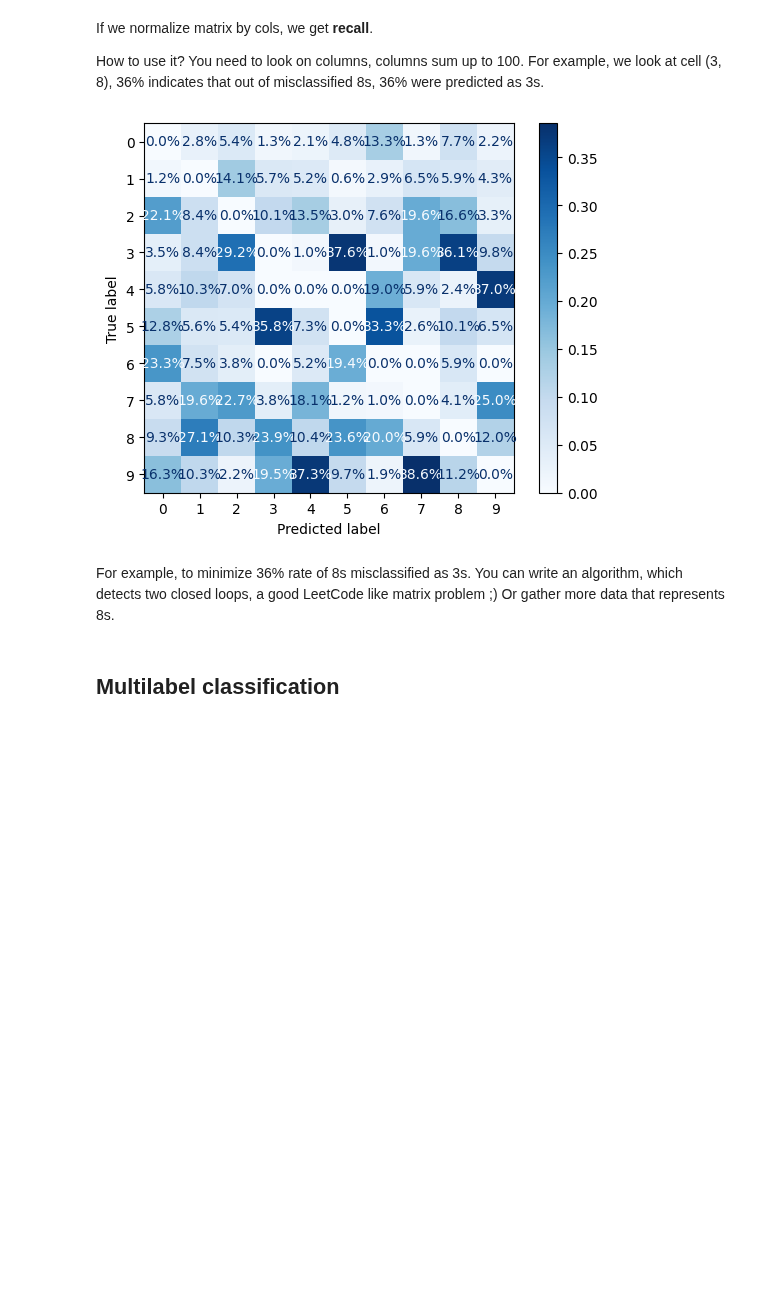
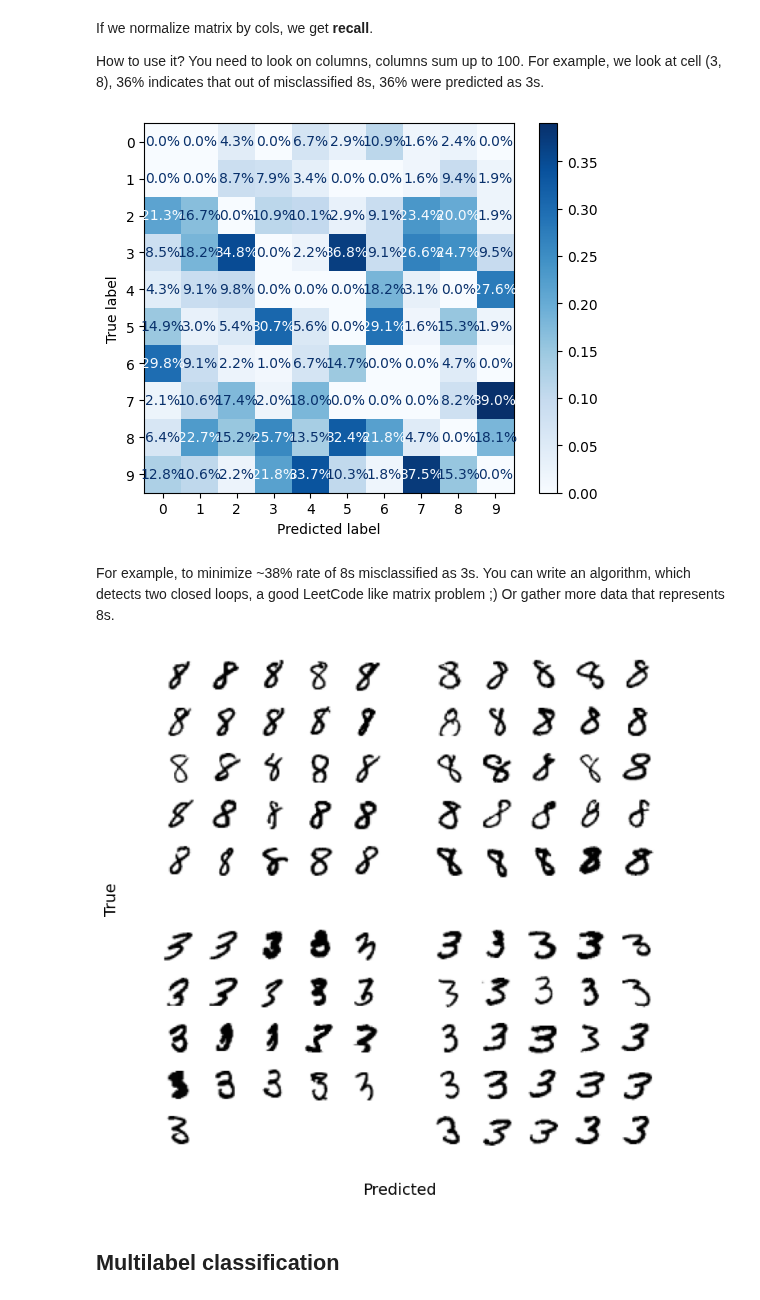
Before and after one commit to yeghor/Learning-Machine-Learning, a Jupyter notebook: jupyter_notes/Classification-2.ipynb, the cells around one changed output. Cells and saved outputs as stored; diff of their text form; code cells hidden in the pictures; blank space fills up the shorter version.

```diff
--- a/jupyter_notes/Classification-2.ipynb
+++ b/jupyter_notes/Classification-2.ipynb
@@ -524,12 +521,51 @@ If we normalize matrix by cols, we get **recall**.
 
 How to use it? You need to look on columns, columns sum up to 100. For example, we look at cell (3, 8), 36% indicates that out of misclassified 8s, 36% were predicted as 3s.
 # %%
-conf_matrix_error_normalized = ConfusionMatrixDisplay.from_predictions(y_train, y_train_predictions, sample_weight=sample_weights, normalize="pred", values_format="0.1%", cmap="Blues")
+conf_matrix_error_normalized = ConfusionMatrixDisplay.from_predictions(y_train_svm, y_train_predictions_svm, sample_weight=sample_weights, normalize="pred", values_format="0.1%", cmap="Blues")
 # %% [output]
-[figure, old version]
+[figure, new version]
 # %% [markdown]
-For example, to minimize 36% rate of 8s misclassified as 3s. You can write an algorithm, which detects two closed loops, a good LeetCode like matrix problem ;) Or gather more data that represents 8s.
+For example, to minimize ~38% rate of 8s misclassified as 3s. You can write an algorithm, which detects two closed loops, a good LeetCode like matrix problem ;) Or gather more data that represents 8s.
 # %%
-# TODO: Plot page 124 example of confusion matrix with real instances
+from matplotlib.gridspec import GridSpec
+
+cl_a, cl_b = 8, 3
+
+X_aa = X_train_svm[(y_train_svm == cl_a) & (y_train_predictions_svm == cl_a)]
+X_ab = X_train_svm[(y_train_svm == cl_a) & (y_train_predictions_svm == cl_b)]
+X_ba = X_train_svm[(y_train_svm == cl_b) & (y_train_predictions_svm == cl_a)]
+X_bb = X_train_svm[(y_train_svm == cl_b) & (y_train_predictions_svm == cl_b)]
+
+max_images_per_cell = 25
+
+cells = [
+    [X_aa[:max_images_per_cell], X_ab[:max_images_per_cell]],
+    [X_ba[:max_images_per_cell], X_bb[:max_images_per_cell]],
+]
+
+
+fig = plt.figure(figsize=(8, 8))
+outer_grid = GridSpec(2, 2, figure=fig)
+
+
+for row in range(2):
+    for col in range(2):
+        imgs_cell = cells[row][col]
+
+        inner_grid = outer_grid[row, col].subgridspec(int(np.sqrt(max_images_per_cell)), int(np.sqrt(max_images_per_cell)))
+        axs = inner_grid.subplots().flatten()
+
+
+        for i, ax in enumerate(axs):
+            if i < len(imgs_cell):
+               ax.imshow(imgs_cell[i].reshape(28, 28), cmap="binary")
+            ax.axis("off")
+
+fig.text(0.5, 0.04, "Predicted", ha="center", fontsize=14)
+fig.text(0.04, 0.5, "True", va="center", rotation="vertical", fontsize=14)
+
+plt.show()
+# %% [output]
+[figure, added]
 # %% [markdown]
 ## Multilabel classification
```
Also changed, not shown: parts of 10 cells of this notebook.
